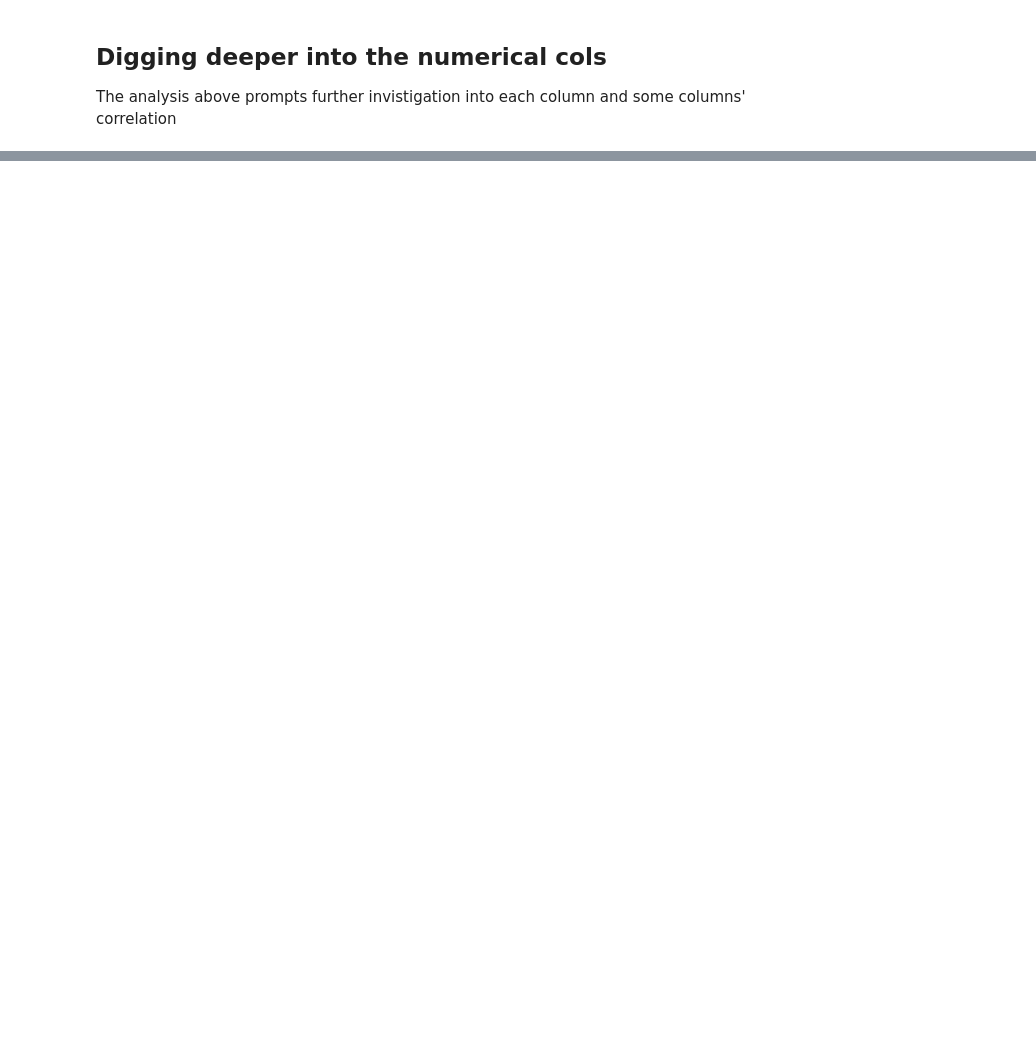
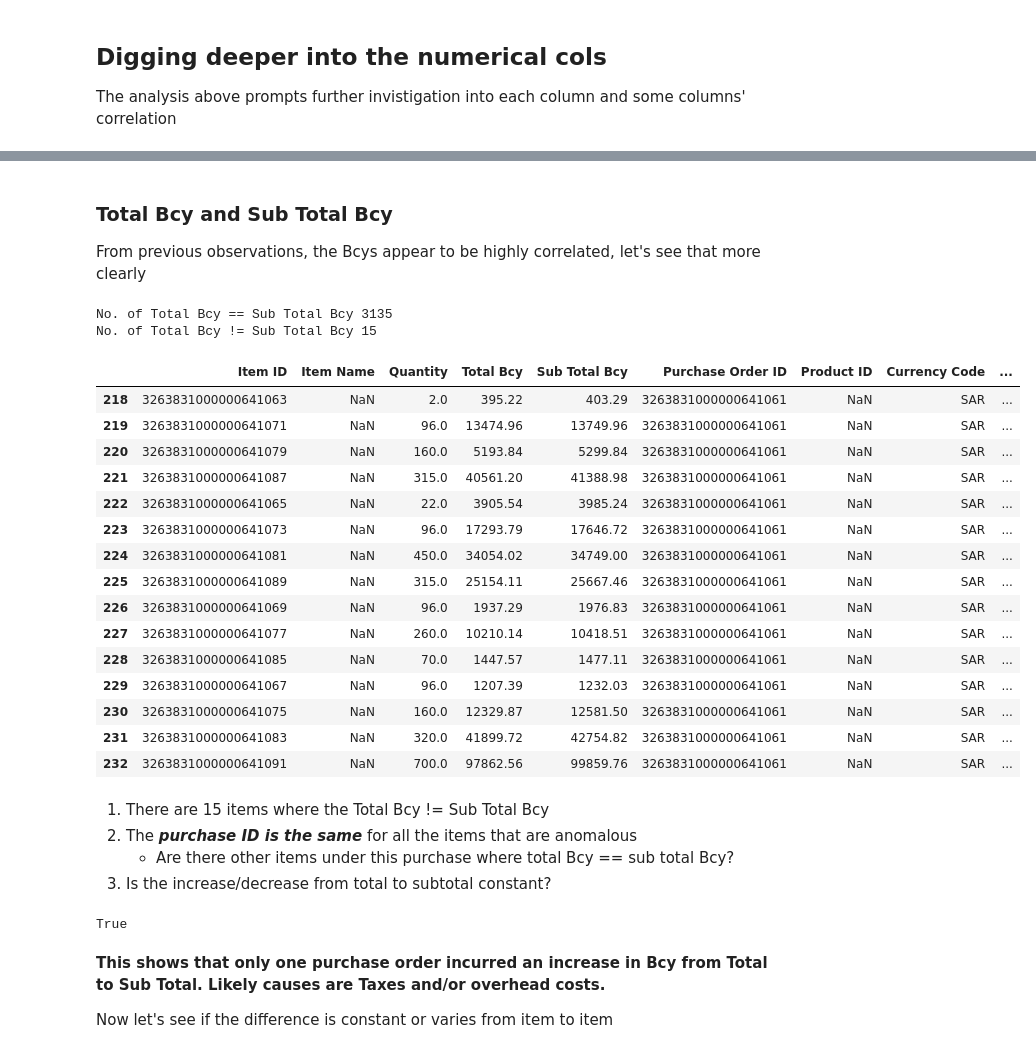
Before and after one commit to abodeza/Purchase_Data_Analysis, a Jupyter notebook: notebooks/EDA.ipynb, the cells around one changed output, grey strips where cells are left out. Saved outputs shown, nothing was run; the diff lists cells and outputs as text; code cells hidden in the pictures; blank space fills up the shorter version.

```diff
--- a/notebooks/EDA.ipynb
+++ b/notebooks/EDA.ipynb
@@ -139,0 +417,47 @@ These follow an oddly similar distribution, let's see if they exactly match
+# %% [markdown]
+### Total Bcy and Sub Total Bcy
+From previous observations, the Bcys appear to be highly correlated, let's see that more clearly
+# %%
+print("No. of Total Bcy == Sub Total Bcy", (df["Total Bcy"] == df["Sub Total Bcy"]).sum())
+print("No. of Total Bcy != Sub Total Bcy", (df["Total Bcy"] != df["Sub Total Bcy"]).sum())
+# %% [output]
+No. of Total Bcy == Sub Total Bcy 3135
+No. of Total Bcy != Sub Total Bcy 15
+# %%
+# Since there are some distinct entries let's see them
+df_diff_bcy = df[df["Total Bcy"] != df["Sub Total Bcy"]]
+df_diff_bcy
+# %% [output]
+|  | Item ID | Item Name | Quantity | Total Bcy | Sub Total Bcy | Purchase Order ID | Product ID | Currency Code | ... |
+| 218 | 3263831000000641063 | NaN | 2.0 | 395.22 | 403.29 | 3263831000000641061 | NaN | SAR | ... |
+| 219 | 3263831000000641071 | NaN | 96.0 | 13474.96 | 13749.96 | 3263831000000641061 | NaN | SAR | ... |
+| 220 | 3263831000000641079 | NaN | 160.0 | 5193.84 | 5299.84 | 3263831000000641061 | NaN | SAR | ... |
+| 221 | 3263831000000641087 | NaN | 315.0 | 40561.20 | 41388.98 | 3263831000000641061 | NaN | SAR | ... |
+| 222 | 3263831000000641065 | NaN | 22.0 | 3905.54 | 3985.24 | 3263831000000641061 | NaN | SAR | ... |
+| 223 | 3263831000000641073 | NaN | 96.0 | 17293.79 | 17646.72 | 3263831000000641061 | NaN | SAR | ... |
+| 224 | 3263831000000641081 | NaN | 450.0 | 34054.02 | 34749.00 | 3263831000000641061 | NaN | SAR | ... |
+| 225 | 3263831000000641089 | NaN | 315.0 | 25154.11 | 25667.46 | 3263831000000641061 | NaN | SAR | ... |
+| 226 | 3263831000000641069 | NaN | 96.0 | 1937.29 | 1976.83 | 3263831000000641061 | NaN | SAR | ... |
+| 227 | 3263831000000641077 | NaN | 260.0 | 10210.14 | 10418.51 | 3263831000000641061 | NaN | SAR | ... |
+| 228 | 3263831000000641085 | NaN | 70.0 | 1447.57 | 1477.11 | 3263831000000641061 | NaN | SAR | ... |
+| 229 | 3263831000000641067 | NaN | 96.0 | 1207.39 | 1232.03 | 3263831000000641061 | NaN | SAR | ... |
+| 230 | 3263831000000641075 | NaN | 160.0 | 12329.87 | 12581.50 | 3263831000000641061 | NaN | SAR | ... |
+| 231 | 3263831000000641083 | NaN | 320.0 | 41899.72 | 42754.82 | 3263831000000641061 | NaN | SAR | ... |
+| 232 | 3263831000000641091 | NaN | 700.0 | 97862.56 | 99859.76 | 3263831000000641061 | NaN | SAR | ... |
+# %% [markdown]
+1. There are 15 items where the Total Bcy != Sub Total Bcy
+2. The ***purchase ID is the same*** for all the items that are anomalous
+    - Are there other items under this purchase where total Bcy == sub total Bcy?
+3. Is the increase/decrease from total to subtotal constant?
+# %%
+# Get the Purchase Order ID and check if it has any other items purchased along the ones above
+anomalous_id = df_diff_bcy["Purchase Order ID"][218]
+
+# Are the only entries for this Purchase the ones where Total Bcy != Sub Total Bcy above? - Yes
+df[df["Purchase Order ID"] == anomalous_id].equals(df_diff_bcy)
+# %% [output]
+True
+# %% [markdown]
+**This shows that only one purchase order incurred an increase in Bcy from Total to Sub Total. Likely causes are Taxes and/or overhead costs.**
+
+Now let's see if the difference is constant or varies from item to item
```
Also changed, not shown: parts of 58 cells of this notebook.
